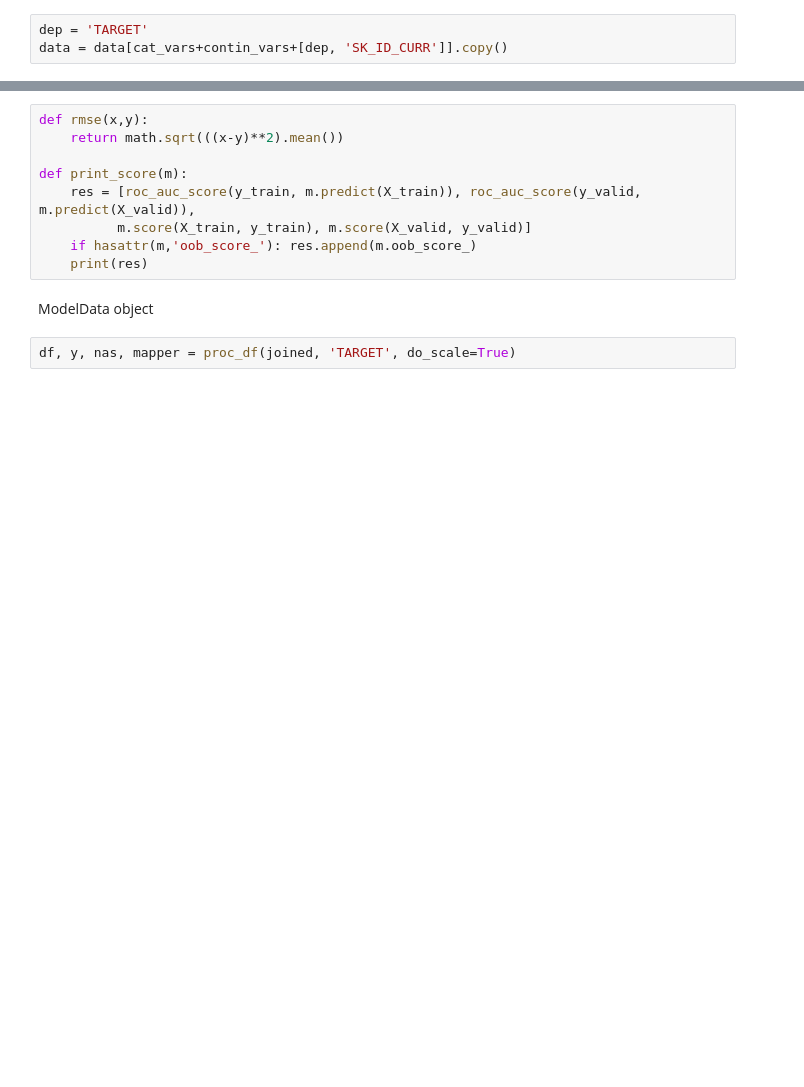
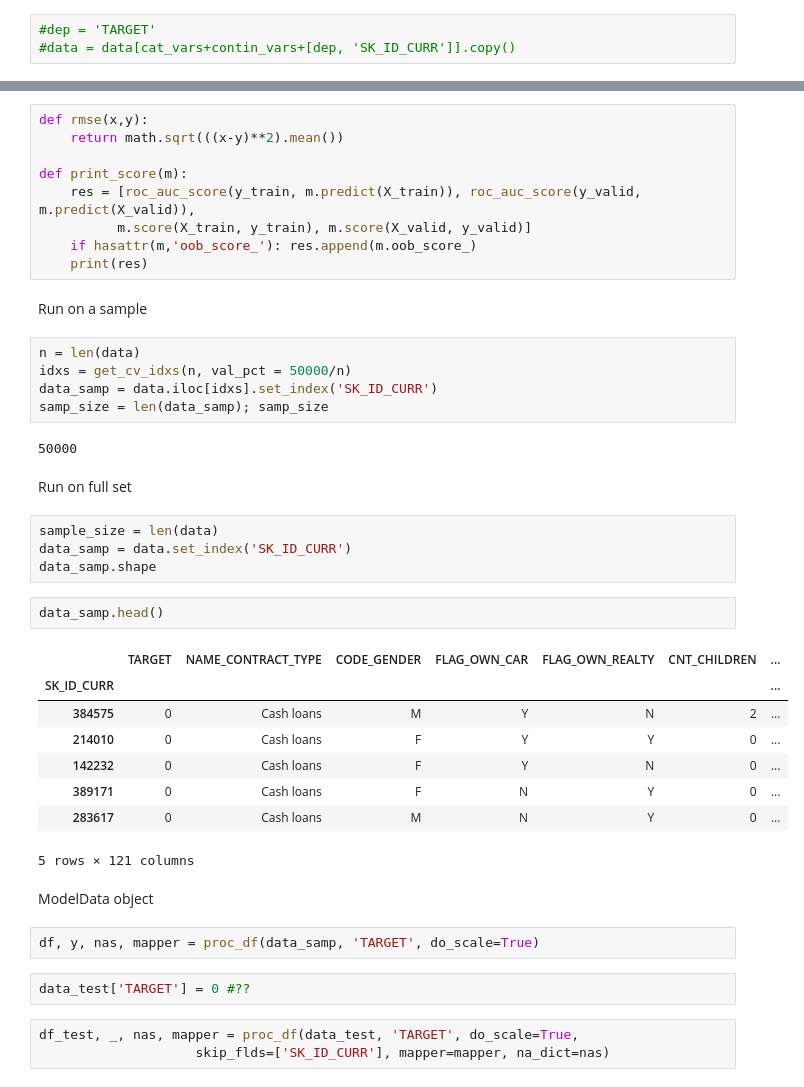
Before and after one commit to Muosvr/home-credit-default-risk, a Jupyter notebook: home-credit-default-risk-dl.ipynb, the cells around one changed output, grey strips where cells are left out. Drawn from its saved outputs; the diff is of its cells as text; blank space fills up the shorter version.

```diff
--- a/home-credit-default-risk-dl.ipynb
+++ b/home-credit-default-risk-dl.ipynb
@@ -89,6 +89,6 @@ contin_vars = list(data.select_dtypes(np.number).columns); len(contin_vars)
 # %% [output]
 106
 # %%
-dep = 'TARGET'
-data = data[cat_vars+contin_vars+[dep, 'SK_ID_CURR']].copy()
+#dep = 'TARGET'
+#data = data[cat_vars+contin_vars+[dep, 'SK_ID_CURR']].copy()
 # %%
@@ -122,7 +158,38 @@ def print_score(m):
           m.score(X_train, y_train), m.score(X_valid, y_valid)]
     if hasattr(m,'oob_score_'): res.append(m.oob_score_)
     print(res)
+# %% [markdown]
+Run on a sample
+# %%
+n = len(data)
+idxs = get_cv_idxs(n, val_pct = 50000/n)
+data_samp = data.iloc[idxs].set_index('SK_ID_CURR')
+samp_size = len(data_samp); samp_size
+# %% [output]
+50000
+# %% [markdown]
+Run on full set
+# %%
+sample_size = len(data)
+data_samp = data.set_index('SK_ID_CURR')
+data_samp.shape
+# %%
+data_samp.head()
+# %% [output]
+|  | TARGET | NAME_CONTRACT_TYPE | CODE_GENDER | FLAG_OWN_CAR | FLAG_OWN_REALTY | CNT_CHILDREN | ... |
+| SK_ID_CURR |  |  |  |  |  |  | ... |
+| 384575 | 0 | Cash loans | M | Y | N | 2 | ... |
+| 214010 | 0 | Cash loans | F | Y | Y | 0 | ... |
+| 142232 | 0 | Cash loans | F | Y | N | 0 | ... |
+| 389171 | 0 | Cash loans | F | N | Y | 0 | ... |
+| 283617 | 0 | Cash loans | M | N | Y | 0 | ... |
+5 rows × 121 columns
 # %% [markdown]
 ModelData object
 # %%
-df, y, nas, mapper = proc_df(joined, 'TARGET', do_scale=True)
+df, y, nas, mapper = proc_df(data_samp, 'TARGET', do_scale=True)
+# %%
+data_test['TARGET'] = 0 #??
+# %%
+df_test, _, nas, mapper = proc_df(data_test, 'TARGET', do_scale=True,
+                    skip_flds=['SK_ID_CURR'], mapper=mapper, na_dict=nas)
```
Also changed, not shown: parts of 8 cells of this notebook.
